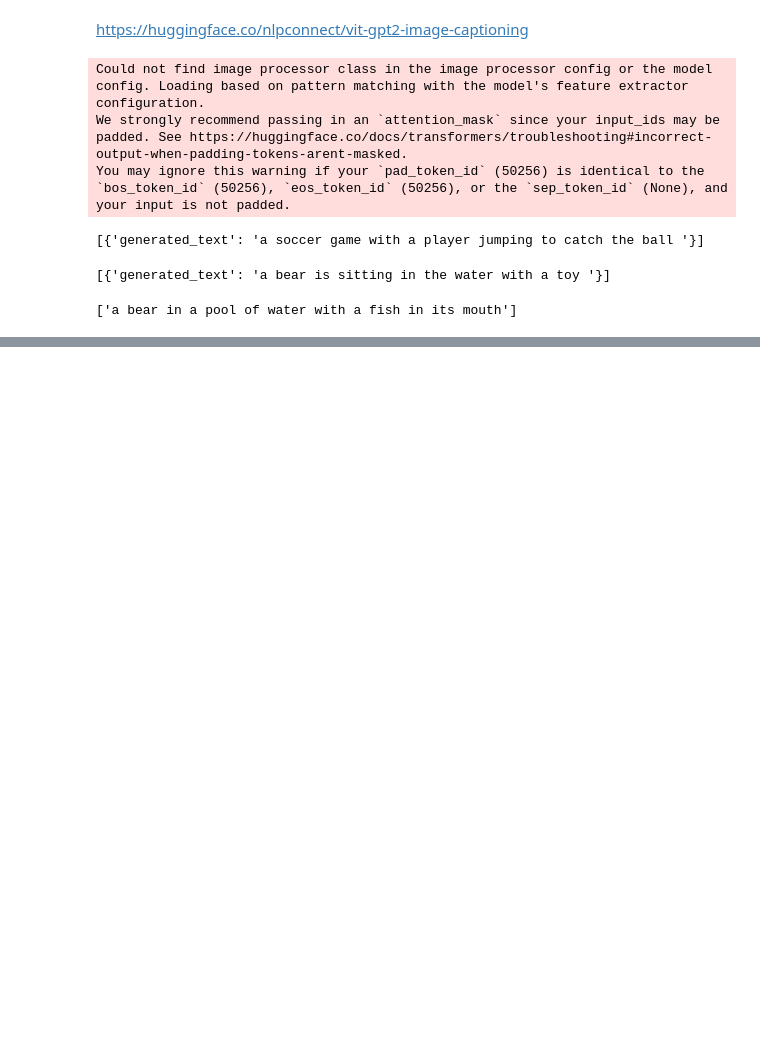
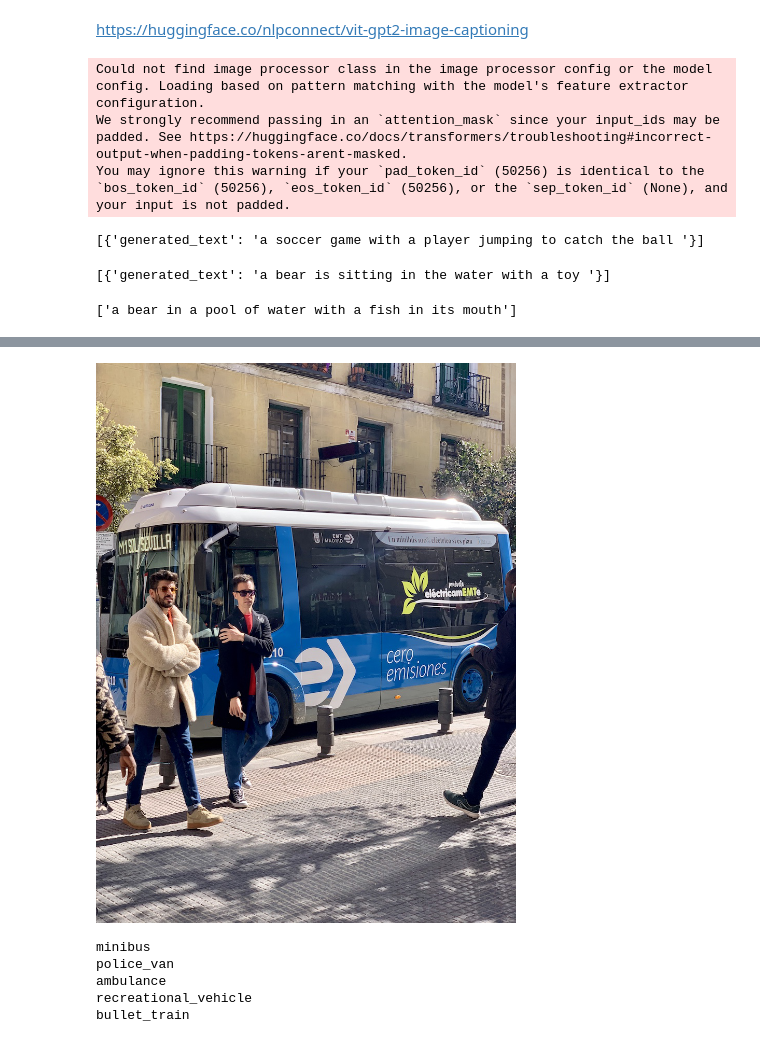
Before and after one commit to litosly/csc2125_assignment1, a Jupyter notebook: model.ipynb, the cells around one changed output, grey strips where cells are left out. Cells and saved outputs as stored; diff of their text form; code cells hidden in the pictures; blank space fills up the shorter version.

```diff
--- a/model.ipynb
+++ b/model.ipynb
@@ -61,0 +126,15 @@ predict_step(['test.jpeg'])
+# %%
+url = 'https://ultralytics.com/images/bus.jpg'
+image = Image.open(requests.get(url, stream=True).raw)
+image
+# %% [output]
+[figure, added]
+# %%
+for id in results[0].probs.top5:
+    print(results[0].names[id])
+# %% [output]
+minibus
+police_van
+ambulance
+recreational_vehicle
+bullet_train
```
Also changed, not shown: parts of 5 cells of this notebook, 2 other files.
